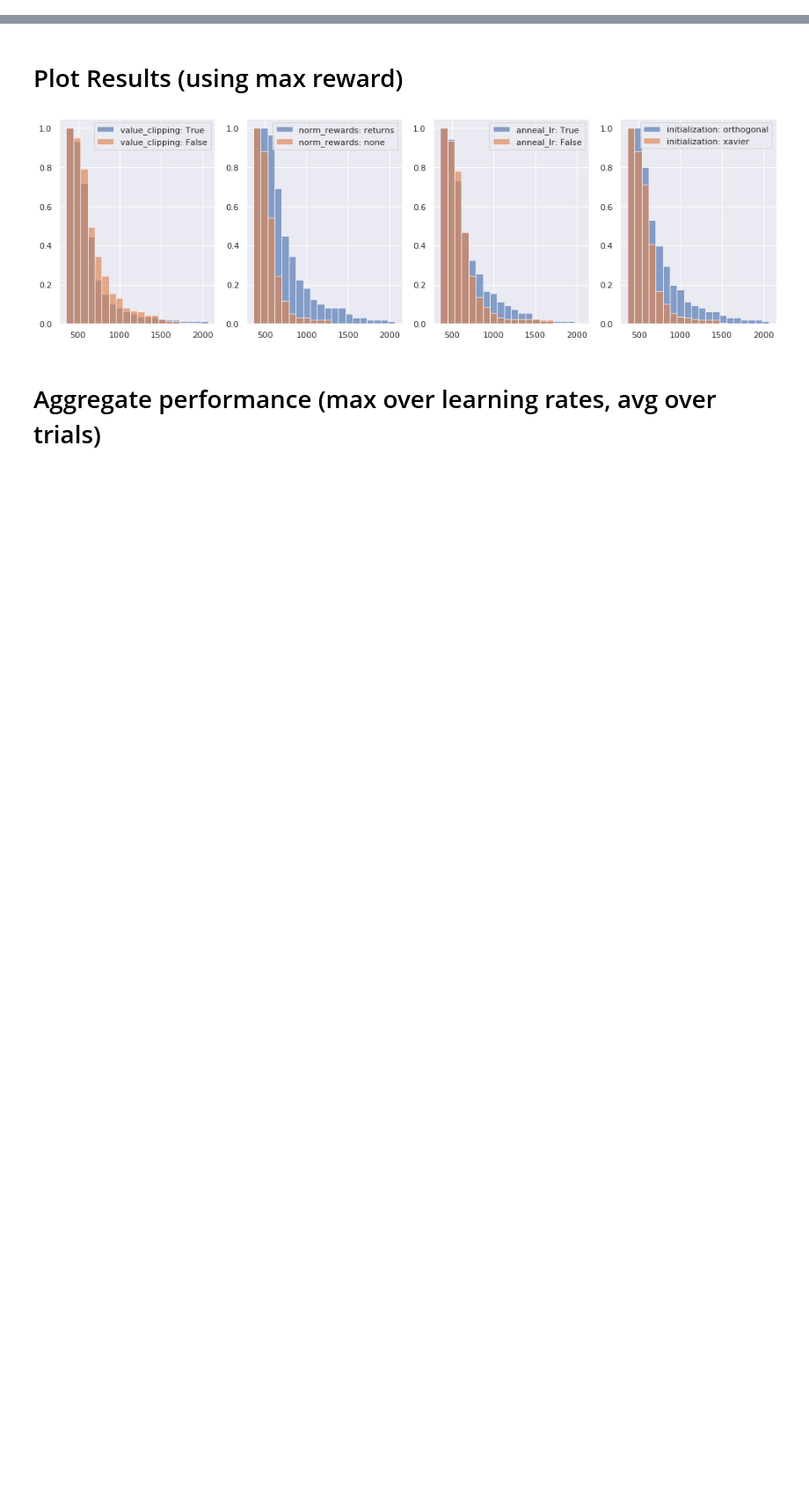
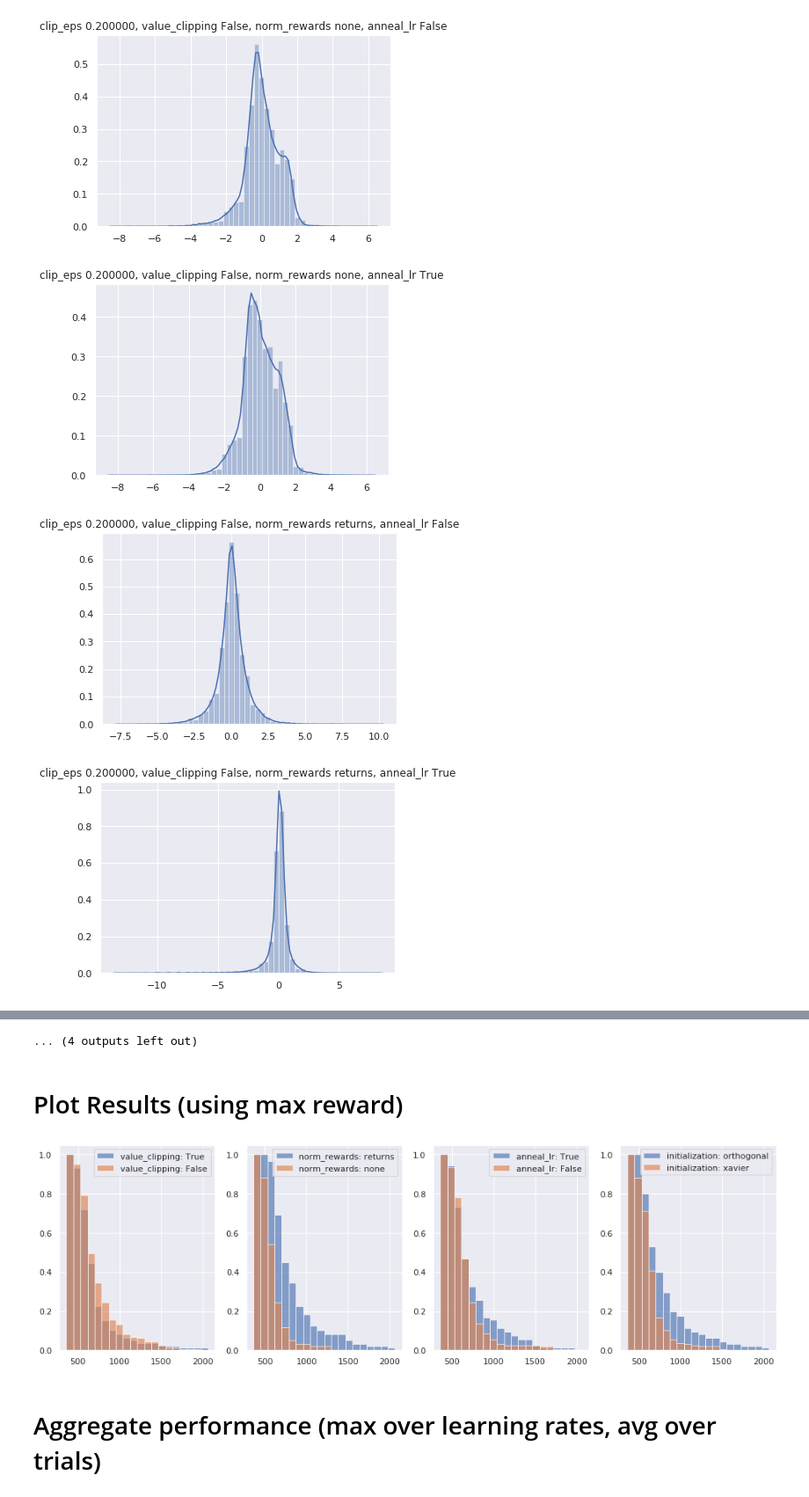
Before and after one commit to chloechsu/code-for-paper, a Jupyter notebook: src/nadv_experiment/Normalized Adv Distribution.ipynb, the cells around one changed output, grey strips where cells are left out. Shown: that part at 88% size. Drawn from its saved outputs; the diff is of its cells as text; code cells hidden in the pictures; blank space fills up the shorter version.

```diff
--- a/src/nadv_experiment/Normalized Adv Distribution.ipynb
+++ b/src/nadv_experiment/Normalized Adv Distribution.ipynb
@@ -58,0 +71,14 @@ def show_histogram(exp_id):
+# %%
+exp_id_lookup = key_metadata.groupby(
+    ['game', 'clip_eps', 'value_clipping', 'norm_rewards', 'anneal_lr'])['exp_id'].apply(list)
+exp_id_lookup = exp_id_lookup.reset_index()
+# %%
+for i, row in exp_id_lookup.iterrows():
+    title = "clip_eps %f, value_clipping %s, norm_rewards %s, anneal_lr %s" % (
+        row.clip_eps, row.value_clipping, row.norm_rewards, row.anneal_lr)
+    show_histogram([row.exp_id[0]], figure_title=title)
+# %% [output]
+[figure, added]
+[figure, added]
+[figure, added]
+[figure, added]
@@ -59,3 +93,4 @@ def show_histogram(exp_id):
+... (4 outputs left out)
 # %% [markdown]
 # Plot Results (using max reward)
 # %%
```
Also changed, not shown: parts of 7 cells of this notebook, 1 other file.
